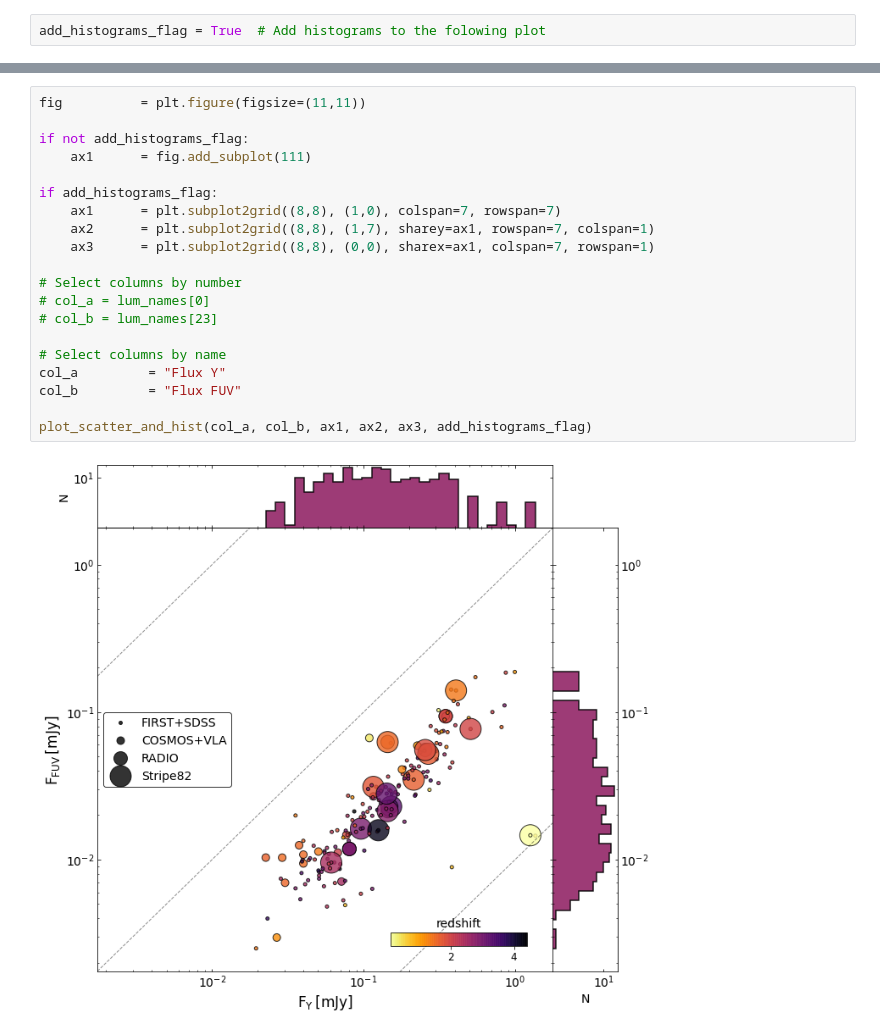
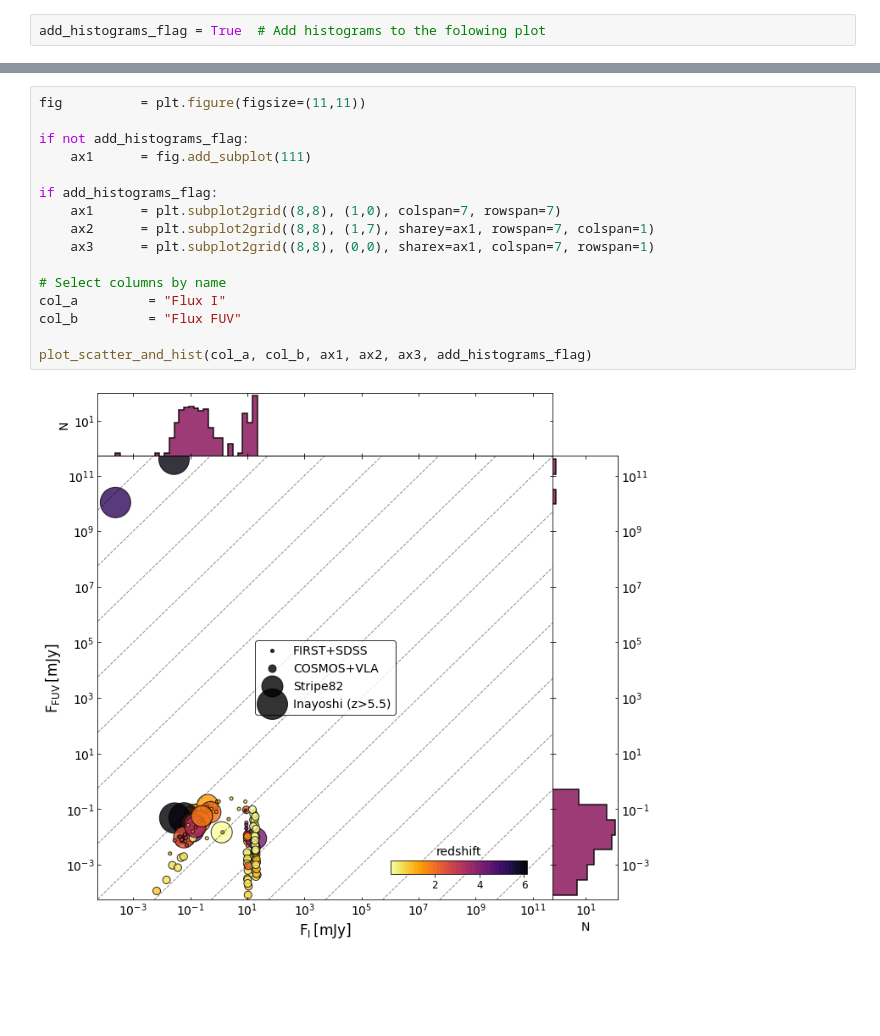
Before and after one commit to racarvajal/work_notes, a Jupyter notebook: Combine_features_cat_flx.ipynb, the cells around one changed output, grey strips where cells are left out. Drawn from its saved outputs; the diff is of its cells as text; blank space fills up the shorter version.

```diff
--- a/Combine_features_cat_flx.ipynb
+++ b/Combine_features_cat_flx.ipynb
@@ -670,25 +732,21 @@ plot_scatter_and_hist(col_a, col_b, ax1, ax2, ax3, add_histograms_flag)
 # %%
 fig          = plt.figure(figsize=(11,11))
 
 if not add_histograms_flag:
     ax1      = fig.add_subplot(111)
 
 if add_histograms_flag:
     ax1      = plt.subplot2grid((8,8), (1,0), colspan=7, rowspan=7)
     ax2      = plt.subplot2grid((8,8), (1,7), sharey=ax1, rowspan=7, colspan=1)
     ax3      = plt.subplot2grid((8,8), (0,0), sharex=ax1, colspan=7, rowspan=1)
 
-# Select columns by number
-# col_a = lum_names[0]
-# col_b = lum_names[23]
-
 # Select columns by name
-col_a         = "Flux Y"
+col_a         = "Flux I"
 col_b         = "Flux FUV"
 
 plot_scatter_and_hist(col_a, col_b, ax1, ax2, ax3, add_histograms_flag)
 # %% [output]
-[figure, old version]
+[figure, new version]
 # %%
 fig          = plt.figure(figsize=(11,11))
 
```
Also changed, not shown: parts of 44 cells of this notebook, 4 other files.
